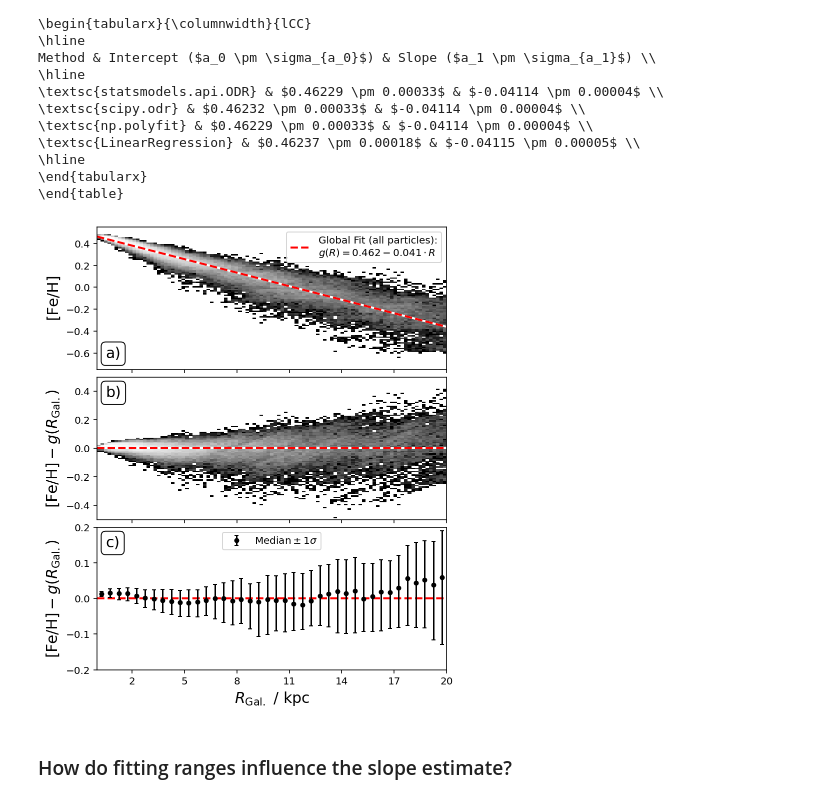
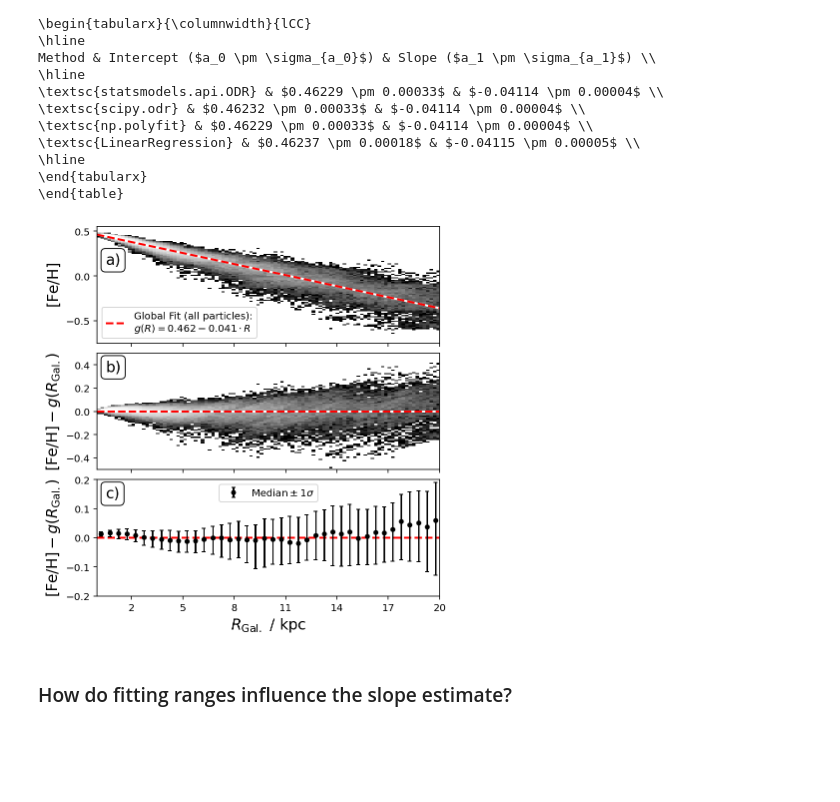
Before and after one commit to svenbuder/nihao_radial_metallicity_gradients, a Jupyter notebook: nihao_radial_metallicity_gradients.ipynb, the cells around one changed output. Drawn from its saved outputs; the diff is of its cells as text; code cells hidden in the pictures; blank space fills up the shorter version.

```diff
--- a/nihao_radial_metallicity_gradients.ipynb
+++ b/nihao_radial_metallicity_gradients.ipynb
@@ -208,7 +208,8 @@ different_results = dict()
 # Let's fit a linear model to all data points
 in_range = (
         (sim_stars['R'] < nihao_R_max) &
-        (sim_stars['age'] < nihao_age_max))
+        (sim_stars['age'] < nihao_age_max)
+)
 
 # Fit a linear regression model
 R    = sim_stars['R'][in_range].reshape(-1, 1)  # Reshape for sklearn
@@ -317,12 +318,12 @@ Method & Intercept ($a_0 \pm \sigma_{a_0}$) & Slope ($a_1 \pm \sigma_{a_1}$) \\
 \end{tabularx}
 \end{table}
 # %%
-f, axes = plt.subplots(3,1,figsize=(6,7),sharex=True)
+f, axes = plt.subplots(3,1,figsize=(6,6),sharex=True)
 
 axes = axes.flatten()
 
 ax = axes[0]
-ax.text(0.025,0.06,panels[0],fontsize=15,transform=ax.transAxes,va='bottom',ha='left',bbox=dict(boxstyle='round', facecolor='w', alpha=0.95))
+ax.text(0.025,0.65,panels[0],fontsize=15,transform=ax.transAxes,va='bottom',ha='left',bbox=dict(boxstyle='round', facecolor='w', alpha=0.95))
 # ax.set_xlabel(r'$R_\mathrm{Gal.}~/~\mathrm{kpc}$')
 ax.set_ylabel(r'$\mathrm{[Fe/H]}$')
 
@@ -350,7 +351,7 @@ s2 = ax.plot(
     c = 'r',lw=2,ls='dashed',
     zorder = 2, label = 'Global Fit (all particles):\n'+r'$g(R) = '+"{:.3f}".format(model_global.intercept_)+' '+"{:.3f}".format(model_global.coef_[0])+'\cdot R$'
 )
-ax.legend(loc='upper right', fontsize=10)
+ax.legend(loc='lower left', fontsize=10)
 ax.set_xlim(0,nihao_R_max)
 # ax.set_xticks([2,5,8,11,14,17,20])
 
@@ -425,34 +426,34 @@ for R_index, (R_bin_min, R_bin_max) in enumerate(zip(R_bins[:-1],R_bins[1:])):
 
     if R_index == 0:
         legend_labels = []
         legend_labels.append(s)
 
 ax.plot(
     R_line,
     Fe_H_line,
     c = 'w',lw=2,
     zorder = 2
 )
 s2 = ax.plot(
     R_line,
     Fe_H_line,
     c = 'r',lw=2,ls='dashed',
     zorder = 2
 )
 ax.set_ylim(-0.2,0.2)
 
 ax.set_xlim(0,nihao_R_max)
 ax.set_xticks([2,5,8,11,14,17,20])
 
 ax.legend(loc = 'upper center', fontsize=10)
 
 plt.tight_layout(h_pad=0)
 
 plt.savefig('figures/global_r_feh_fit.png',dpi=300,bbox_inches='tight')
 plt.show()
 plt.close()
 # %% [output]
-[figure, old version]
+[figure, new version]
 # %% [markdown]
 ### How do fitting ranges influence the slope estimate?
 # %%
```
Also changed, not shown: parts of 4 cells of this notebook, 1 other file.
